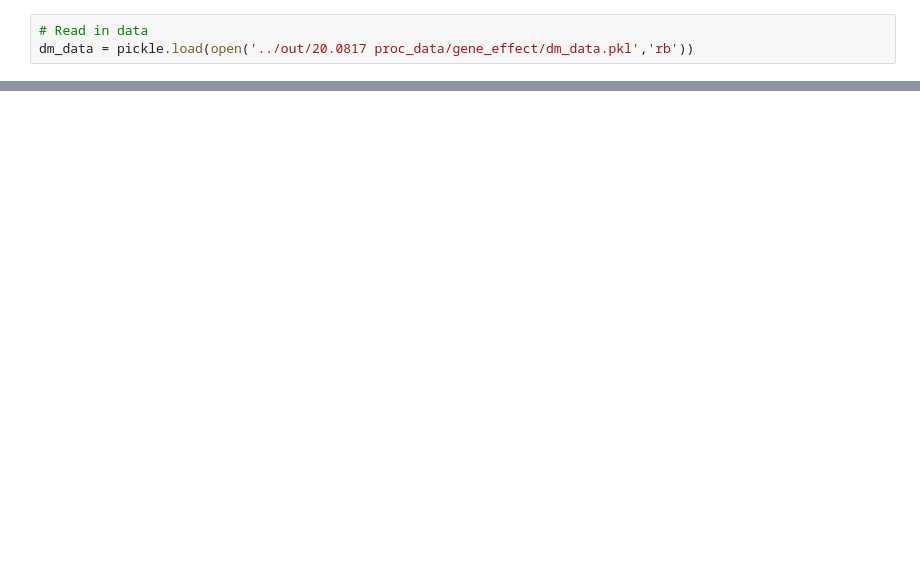
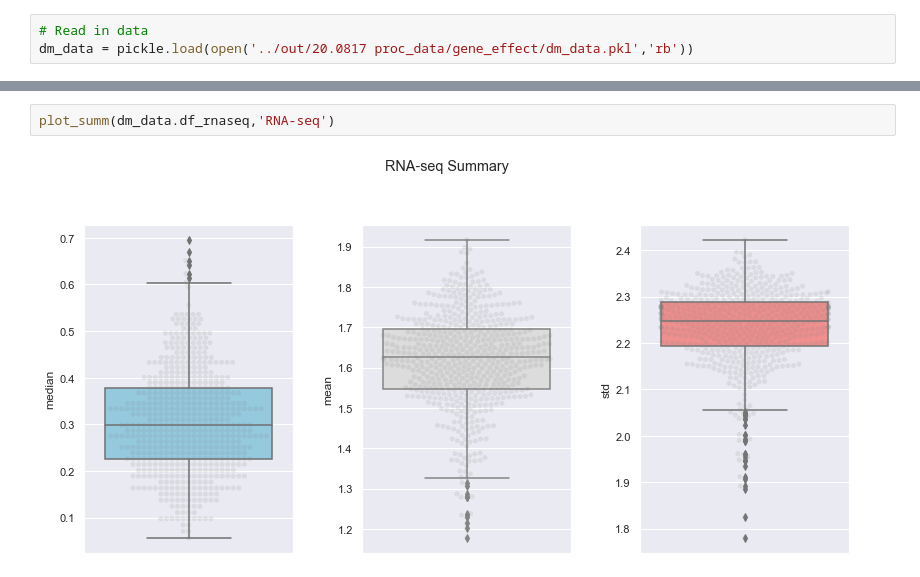
Before and after one commit to pritchardlabatpsu/cga_app, a Jupyter notebook: notebooks/R7-summary_stats-YR.ipynb, the cells around one changed output, grey strips where cells are left out. Drawn from its saved outputs; the diff is of its cells as text; blank space fills up the shorter version.

```diff
--- a/notebooks/R7-summary_stats-YR.ipynb
+++ b/notebooks/R7-summary_stats-YR.ipynb
@@ -30,0 +50,4 @@ dm_data.df_crispr.apply(pd.DataFrame.describe, axis=1)
+# %%
+plot_summ(dm_data.df_rnaseq,'RNA-seq')
+# %% [output]
+[figure, added]
```
Also changed, not shown: parts of 7 cells of this notebook.
